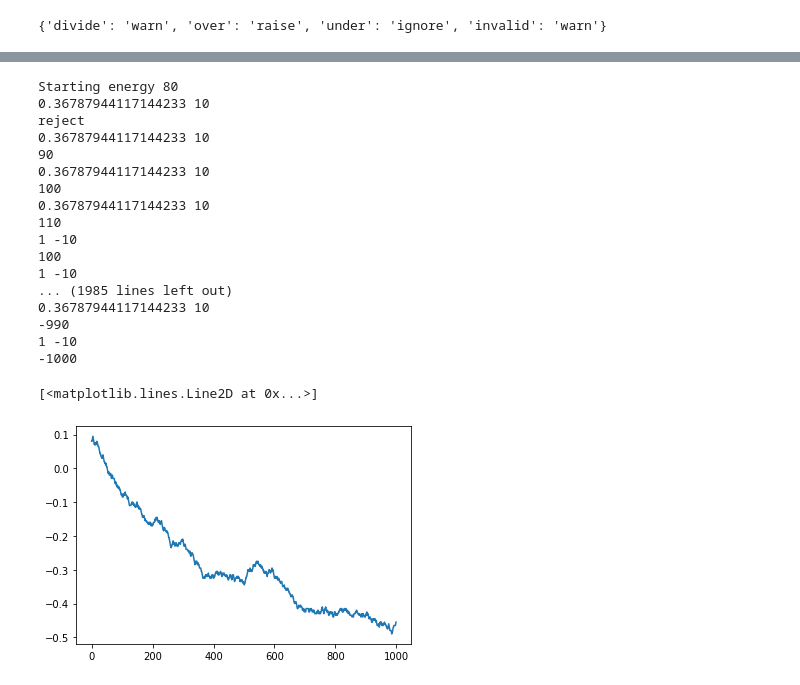
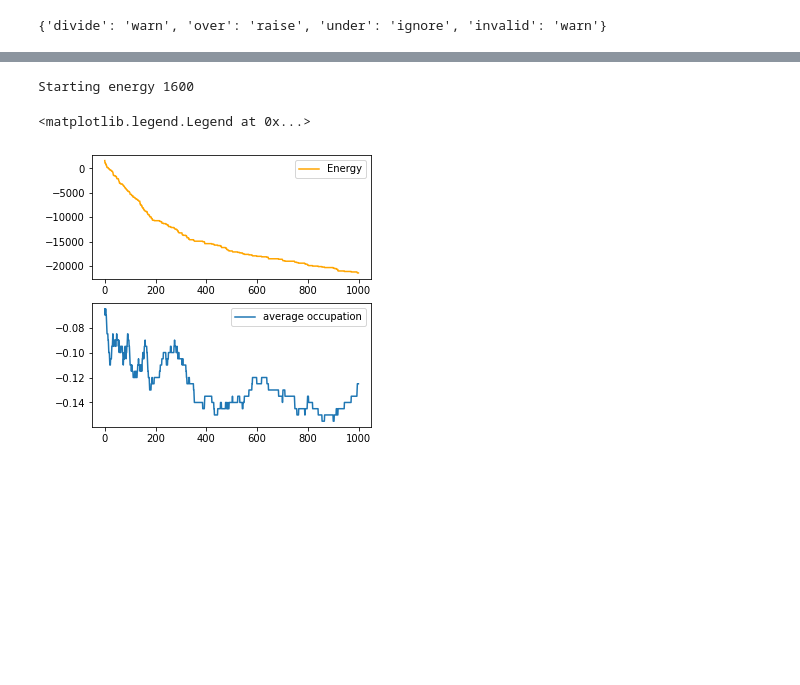
Before and after one commit to danlkv/ising_model, a Jupyter notebook: syntesis/Ising metropolis.ipynb, the cells around one changed output, grey strips where cells are left out. Drawn from its saved outputs; the diff is of its cells as text; code cells hidden in the pictures; blank space fills up the shorter version.

```diff
--- a/syntesis/Ising metropolis.ipynb
+++ b/syntesis/Ising metropolis.ipynb
@@ -30,7 +30,7 @@ beta = 1/10
 
 # This is not efficient, but is clear to read
 E = 0
-e_0 = 5
+e_0 = 50
 for i in range(N):
     for j in range(N):
         E += e_0*int(grid[i,j] * grid[(i+1)%N, j])
@@ -40,9 +40,11 @@ for i in range(N):
 
 
 averages = []
+energies = []
 print('Starting energy', E)
 for n in range(int(1e3)):
     averages.append(np.mean(grid))
+    energies.append(E)
     i, j = (np.random.randint(0, N, size=(2,)))
     x = grid[i, j]
     grid[i, j] = - x
@@ -51,41 +53,28 @@ for n in range(int(1e3)):
     dE += x * grid[i-1, j]
     dE += x * grid[i, (j+1)%20]
     dE += x * grid[i, j-1]
-    dE = x
+    dE += x
     dE *= -2*e_0
 
     accept_p = min(1, np.exp(-beta*dE))
-    print(accept_p, dE)
 
     if accept_p>np.random.rand():
         E = E + dE
-        print(E)
     else:
         #reset it back
-        print('reject')
         grid[i, j] = x
-
-plt.plot(averages)
 # %% [output]
-Starting energy 80
-0.36787944117144233 10
-reject
-0.36787944117144233 10
-90
-0.36787944117144233 10
-100
-0.36787944117144233 10
-110
-1 -10
-100
-1 -10
-... (1985 lines left out)
-0.36787944117144233 10
--990
-1 -10
--1000
+Starting energy 1600
-[<matplotlib.lines.Line2D at 0x...>]
-[figure, removed]
+# %%
+fig, axs = plt.subplots(2,1, figsize=(5,5))
+plt.plot(averages, label='average occupation')
+plt.legend()
+plt.sca(axs[0])
+plt.plot(energies, label='Energy', color='orange')
+plt.legend()
+# %% [output]
+<matplotlib.legend.Legend at 0x...>
+[figure, added]
 # %%
 plt.imshow(grid)
 # %% [output]
```
Also changed, not shown: parts of 3 cells of this notebook.
